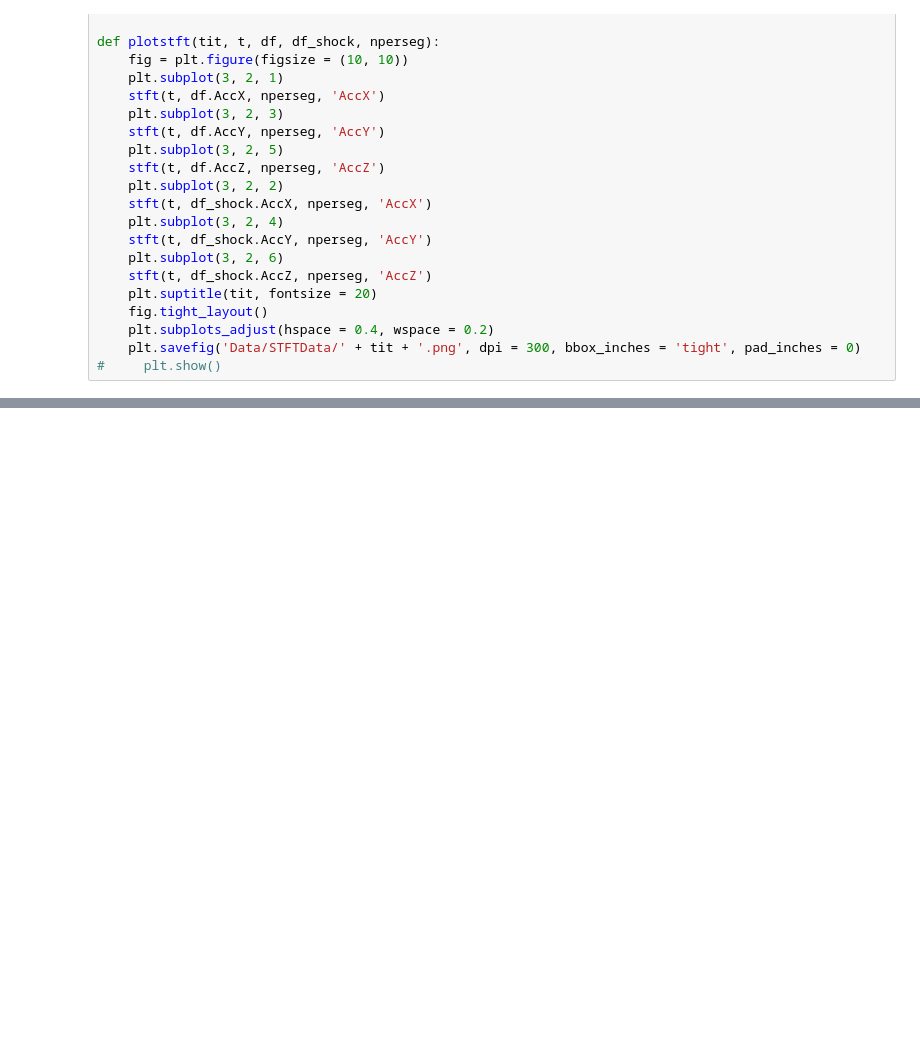
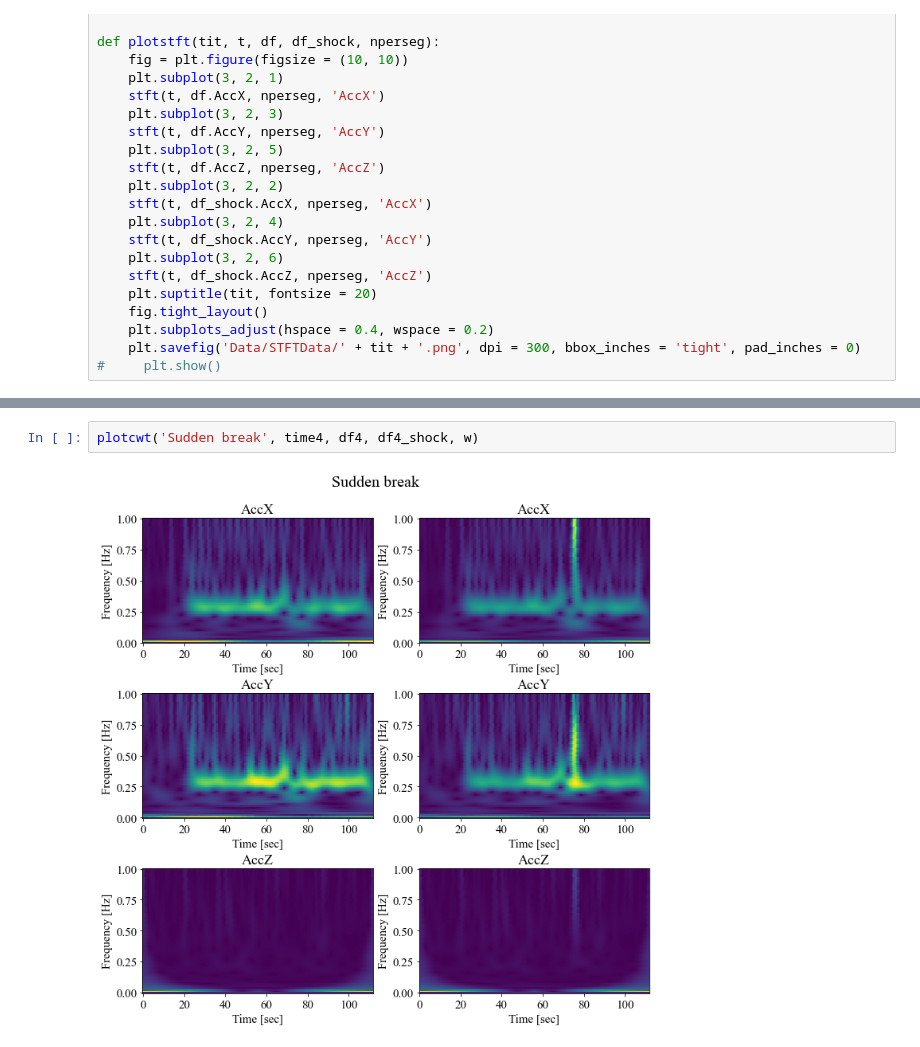
Before and after one commit to Zerohertz/Frequency-Analysis-of-Acceleration-Signal, a Jupyter notebook: 07_Frequency_Analysis_Shock.ipynb, the cells around one changed output, grey strips where cells are left out. Cells and saved outputs as stored; diff of their text form; blank space fills up the shorter version.

```diff
--- a/07_Frequency_Analysis_Shock.ipynb
+++ b/07_Frequency_Analysis_Shock.ipynb
@@ -101,0 +152,4 @@ plotstft('Sudden break', time4, df4, df4_shock, nperseg)
+# %%
+plotcwt('Sudden break', time4, df4, df4_shock, w)
+# %% [output]
+[figure, added]
```
Also changed, not shown: parts of 9 cells of this notebook.
